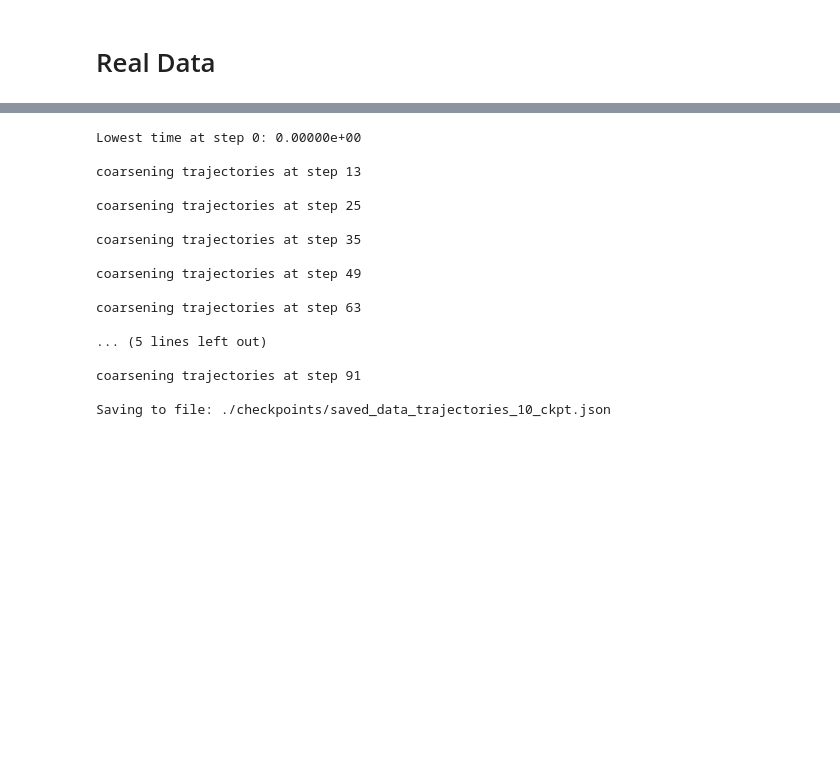
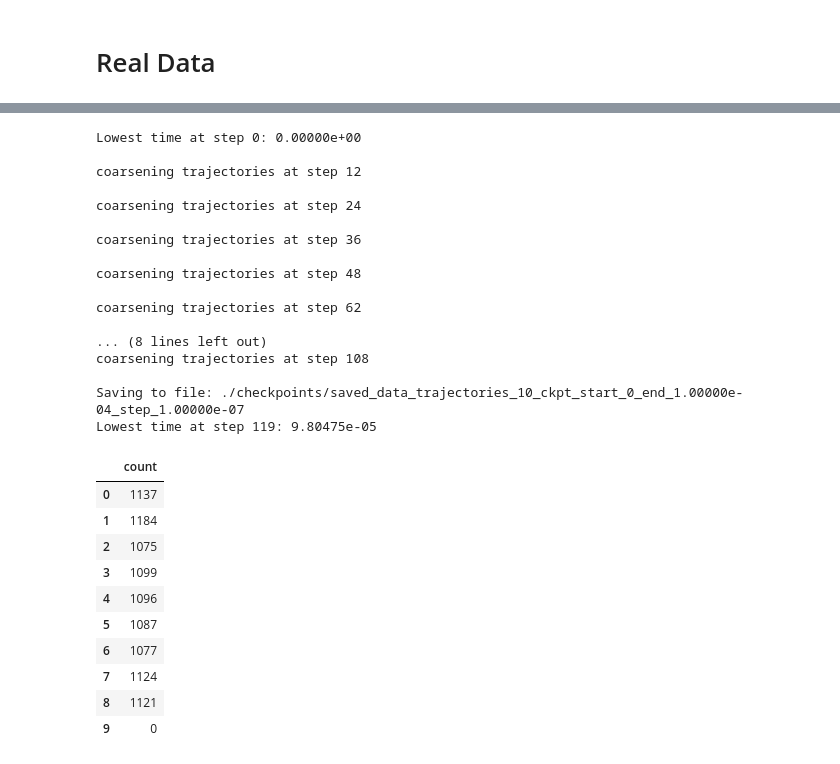
Before and after one commit to santi921/kmcluster, a Jupyter notebook: kmcluster/scripts/run.ipynb, the cells around one changed output, grey strips where cells are left out. Saved outputs shown, nothing was run; the diff lists cells and outputs as text; code cells hidden in the pictures; blank space fills up the shorter version.

```diff
--- a/kmcluster/scripts/run.ipynb
+++ b/kmcluster/scripts/run.ipynb
@@ -375,8 +356,7 @@ kmc_boltz = kmc(
     energies=energies_mat,
     draw_crit=rfkmc_obj,
     initialization=init_random,
-    memory_friendly=True,
-    check_converged=False,
+    memory_friendly=True
 )
 
 # run calcs
@@ -388,18 +368,33 @@ trajectories = kmc_boltz.trajectories
 # %% [output]
 Lowest time at step 0: 0.00000e+00
 
-coarsening trajectories at step 13
+coarsening trajectories at step 12
 
-coarsening trajectories at step 25
+coarsening trajectories at step 24
 
-coarsening trajectories at step 35
+coarsening trajectories at step 36
 
-coarsening trajectories at step 49
+coarsening trajectories at step 48
 
-coarsening trajectories at step 63
+coarsening trajectories at step 62
 
-... (5 lines left out)
+... (8 lines left out)
+coarsening trajectories at step 108
 
-coarsening trajectories at step 91
-
-Saving to file: ./checkpoints/saved_data_trajectories_10_ckpt.json
+Saving to file: ./checkpoints/saved_data_trajectories_10_ckpt_start_0_end_1.00000e-04_step_1.00000e-07
+Lowest time at step 119: 9.80475e-05
+# %%
+# two ways to get state dicts and they now include states with zero counts
+kmc_boltz.get_state_dict_at_time_as_pandas(0.0)
+# %% [output]
+|  | count |
+| 0 | 1137 |
+| 1 | 1184 |
+| 2 | 1075 |
+| 3 | 1099 |
+| 4 | 1096 |
+| 5 | 1087 |
+| 6 | 1077 |
+| 7 | 1124 |
+| 8 | 1121 |
+| 9 | 0 |
```
Also changed, not shown: parts of 11 cells of this notebook, 3 other files.
